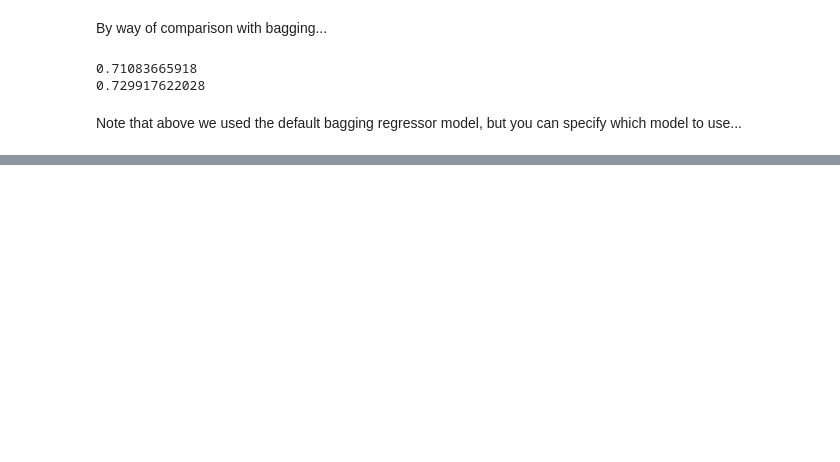
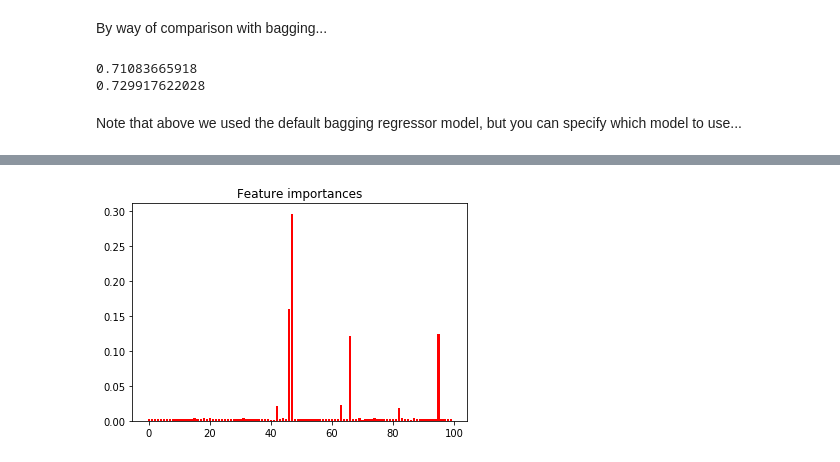
Before and after one commit to CraigTLennon/Other, a Jupyter notebook: Lazy_Prog/Supervised/Ensemble_bootstrap.ipynb, the cells around one changed output, grey strips where cells are left out. Saved outputs shown, nothing was run; the diff lists cells and outputs as text; code cells hidden in the pictures; blank space fills up the shorter version.

Commit message:
finish rand forest var import

```diff
--- a/Lazy_Prog/Supervised/Ensemble_bootstrap.ipynb
+++ b/Lazy_Prog/Supervised/Ensemble_bootstrap.ipynb
@@ -165,9 +165,9 @@ print(model.score(x_test,y_test))
 Note that above we used the default bagging regressor model, but you can specify which model to use...
 # %%
 from sklearn.tree import DecisionTreeRegressor
-dt=
+dt=DecisionTreeRegressor()
 # %%
-model=BaggingRegressor(base_estimator=DecisionTreeRegressor(),n_estimators=10)
+model=BaggingRegressor(base_estimator=dt,n_estimators=10)
 model.fit(x_train,y_train)
 print(model.score(x_test,y_test))
 # %% [output]
@@ -176,0 +181,13 @@ The variable importance is derived by...
+# %%
+import matplotlib.pyplot as plt
+
+importances = model.feature_importances_
+
+
+plt.figure()
+plt.title("Feature importances")
+plt.bar(range(x_train.shape[1]), importances,
+       color="r",  align="center")
+plt.show()
+# %% [output]
+[figure, added]
```
Also changed, not shown: parts of 4 cells of this notebook.
